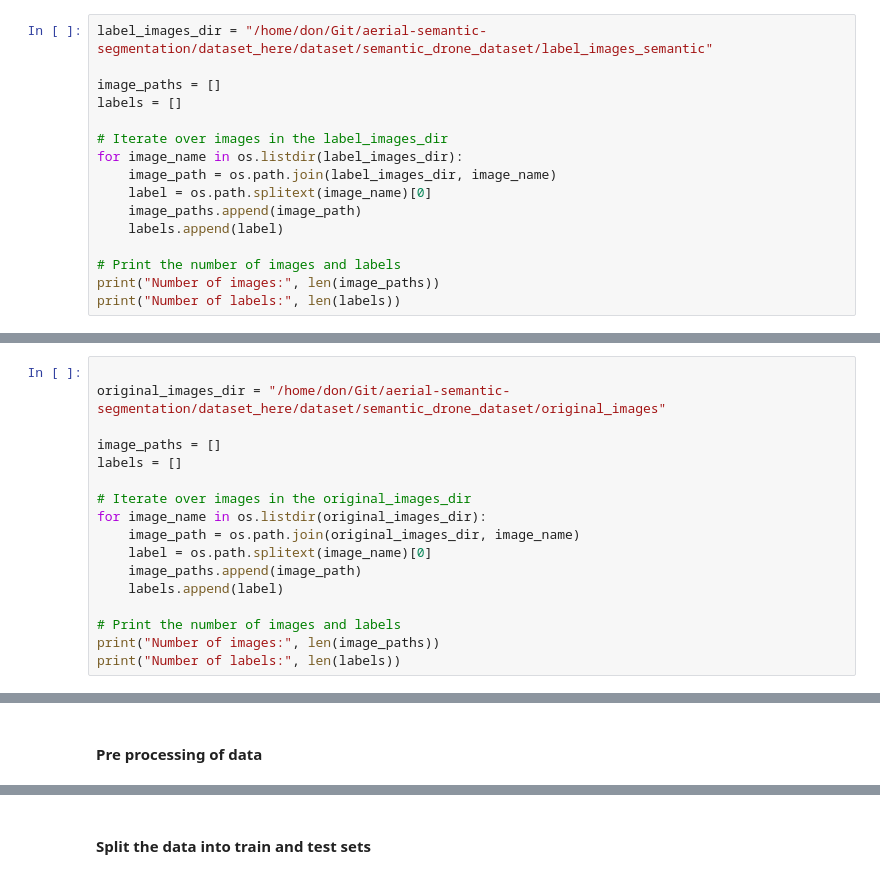
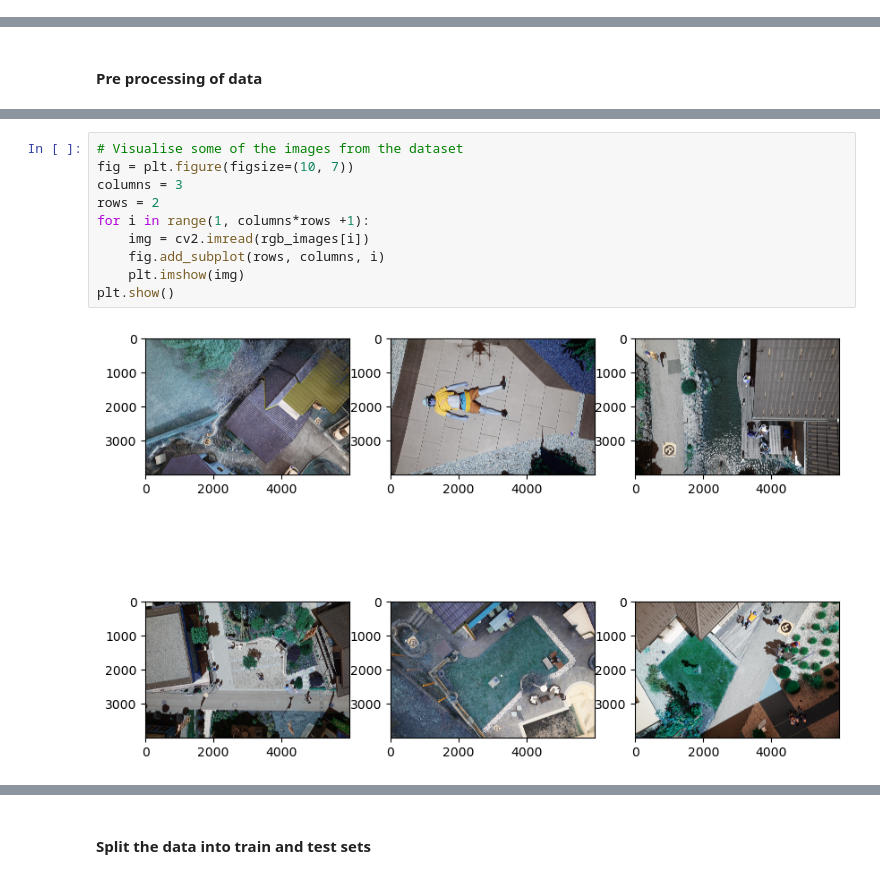
Before and after one commit to DonMMK/aerial-semantic-segmentation, a Jupyter notebook: data_preprocessing.ipynb, the cells around one changed output, grey strips where cells are left out. Cells and saved outputs as stored; diff of their text form.

```diff
--- a/data_preprocessing.ipynb
+++ b/data_preprocessing.ipynb
@@ -33,16 +49,0 @@ print(original_images_dir)
-# %%
-label_images_dir = "/home/don/Git/aerial-semantic-segmentation/dataset_here/dataset/semantic_drone_dataset/label_images_semantic"
-
-image_paths = []
-labels = []
-
-# Iterate over images in the label_images_dir
-for image_name in os.listdir(label_images_dir):
-    image_path = os.path.join(label_images_dir, image_name)
-    label = os.path.splitext(image_name)[0]
-    image_paths.append(image_path)
-    labels.append(label)
-
-# Print the number of images and labels
-print("Number of images:", len(image_paths))
-print("Number of labels:", len(labels))
@@ -52,17 +49,0 @@ Number of labels: 400
-# %%
-
-original_images_dir = "/home/don/Git/aerial-semantic-segmentation/dataset_here/dataset/semantic_drone_dataset/original_images"
-
-image_paths = []
-labels = []
-
-# Iterate over images in the original_images_dir
-for image_name in os.listdir(original_images_dir):
-    image_path = os.path.join(original_images_dir, image_name)
-    label = os.path.splitext(image_name)[0]
-    image_paths.append(image_path)
-    labels.append(label)
-
-# Print the number of images and labels
-print("Number of images:", len(image_paths))
-print("Number of labels:", len(labels))
@@ -131,0 +102,12 @@ Preprocessed image shape: (0,)
+# %%
+# Visualise some of the images from the dataset
+fig = plt.figure(figsize=(10, 7))
+columns = 3
+rows = 2
+for i in range(1, columns*rows +1):
+    img = cv2.imread(rgb_images[i])
+    fig.add_subplot(rows, columns, i)
+    plt.imshow(img)
+plt.show()
+# %% [output]
+[figure, added]
```
Also changed, not shown: parts of 15 cells of this notebook.
